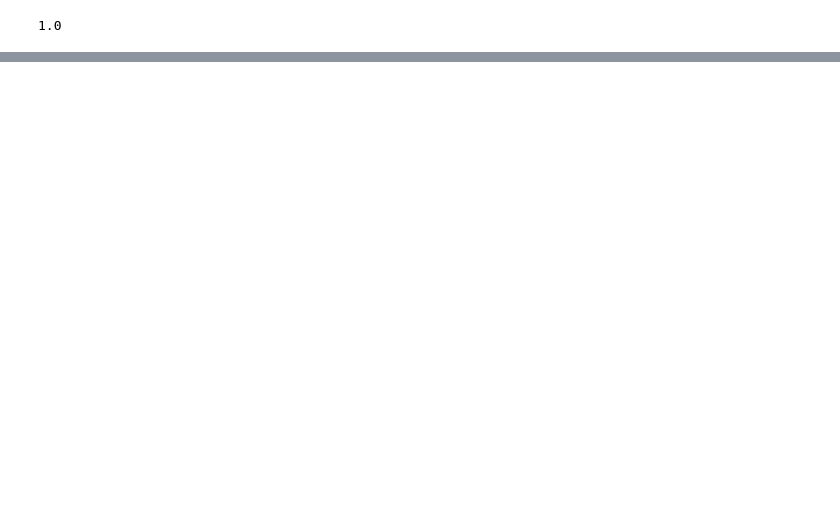
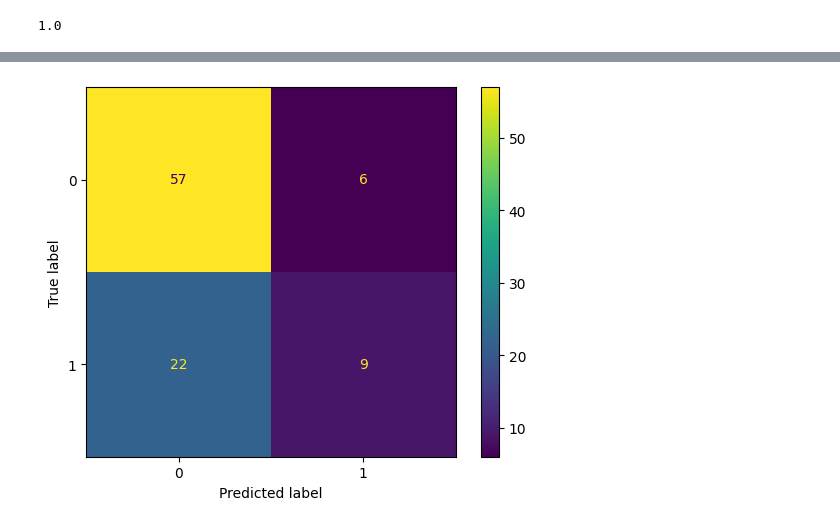
Before and after one commit to Zuzed22/Machine-Learning, a Jupyter notebook: Ejercicios_ML2.ipynb, the cells around one changed output, grey strips where cells are left out. Saved outputs shown, nothing was run; the diff lists cells and outputs as text; code cells hidden in the pictures; blank space fills up the shorter version.

```diff
--- a/Ejercicios_ML2.ipynb
+++ b/Ejercicios_ML2.ipynb
@@ -67,0 +94,5 @@ visualizacion.plot();
+# %%
+prediccion_rf = random_forest.predict(X_val)
+ConfusionMatrixDisplay.from_predictions(y_val, prediccion_rf);
+# %% [output]
+[figure, added]
```
Also changed, not shown: parts of 20 cells of this notebook.
